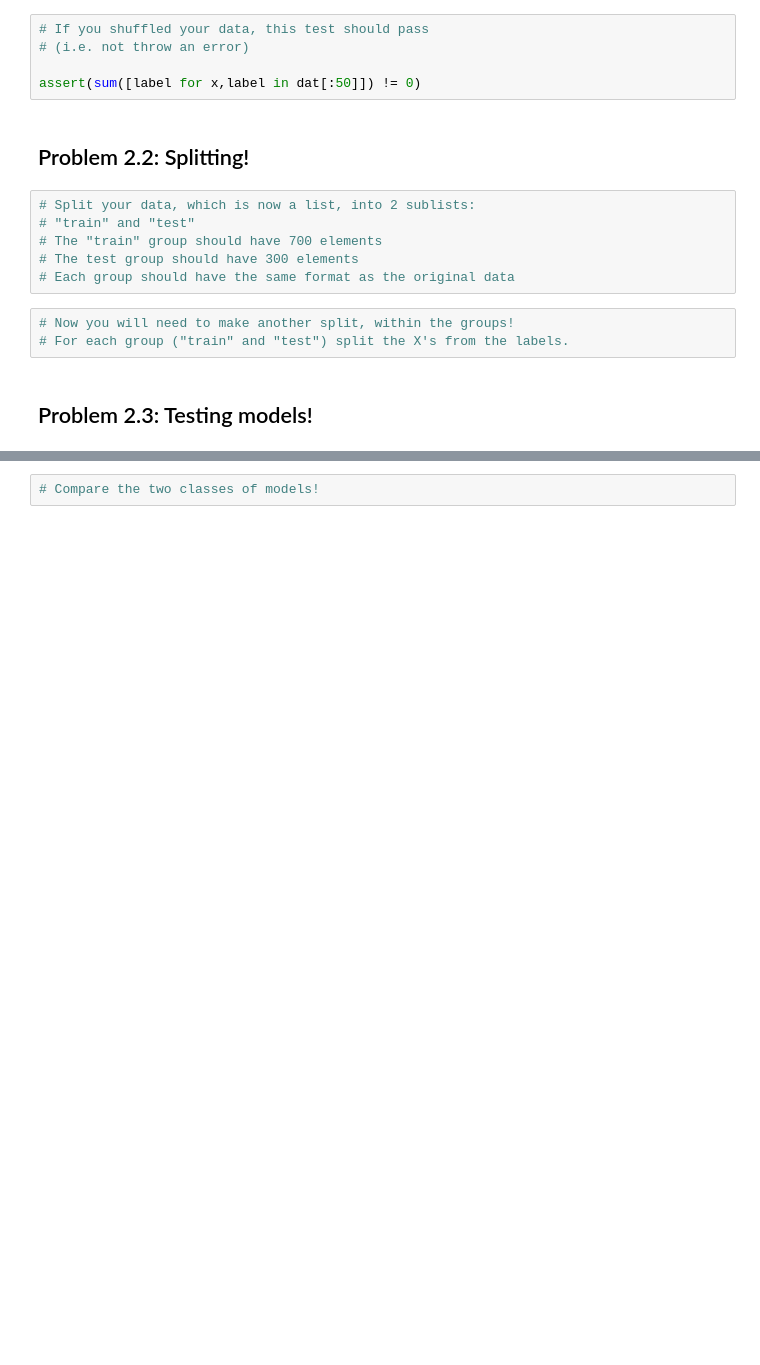
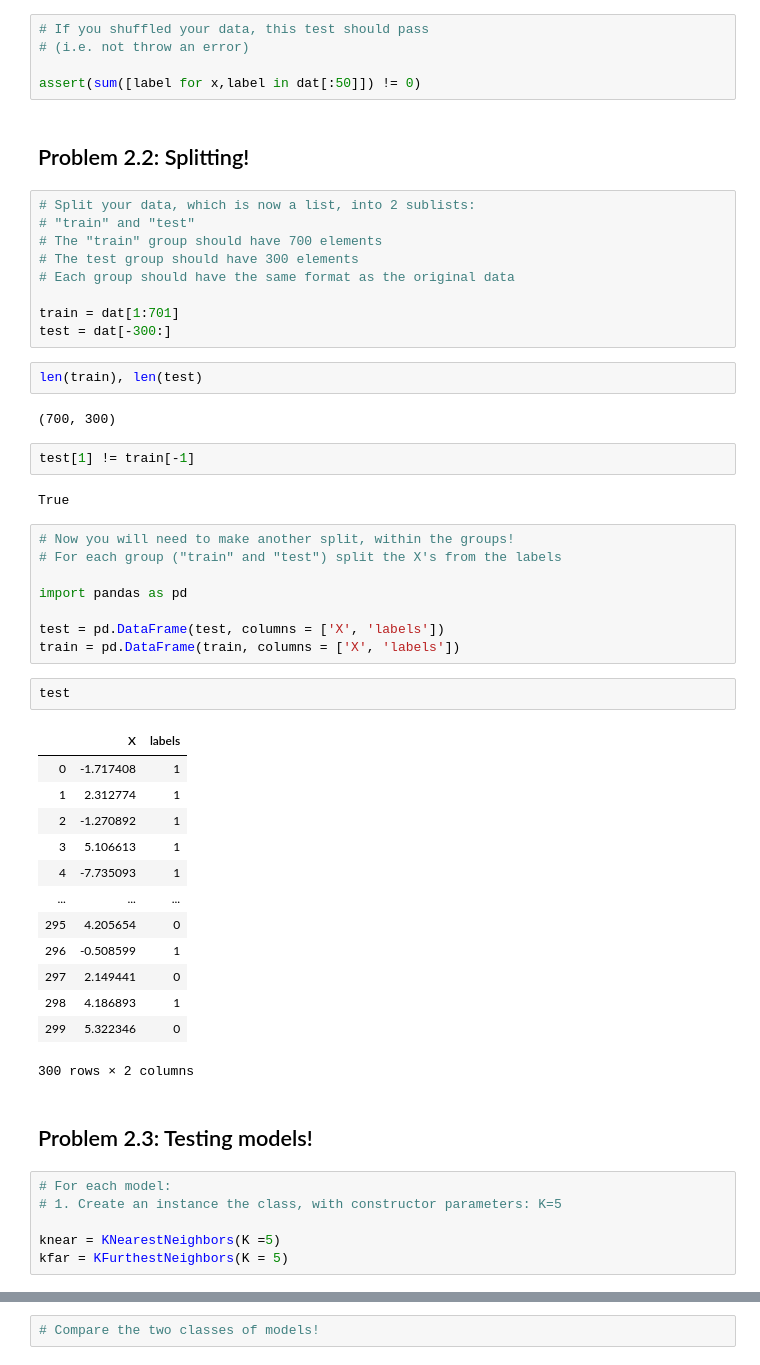
Before and after one commit to yabramuvdi/2019-computing-brushup-exam, a Jupyter notebook: exam-after.ipynb, the cells around one changed output, grey strips where cells are left out. Drawn from its saved outputs; the diff is of its cells as text; blank space fills up the shorter version.

```diff
--- a/exam-after.ipynb
+++ b/exam-after.ipynb
@@ -101,8 +186,46 @@ assert(sum([label for x,label in dat[:50]]) != 0)
 # The "train" group should have 700 elements
 # The test group should have 300 elements
 # Each group should have the same format as the original data
+
+train = dat[1:701]
+test = dat[-300:]
+# %%
+len(train), len(test)
+# %% [output]
+(700, 300)
+# %%
+test[1] != train[-1]
+# %% [output]
+True
 # %%
 # Now you will need to make another split, within the groups!
-# For each group ("train" and "test") split the X's from the labels.
+# For each group ("train" and "test") split the X's from the labels
+
+import pandas as pd
+
+test = pd.DataFrame(test, columns = ['X', 'labels'])
+train = pd.DataFrame(train, columns = ['X', 'labels'])
+# %%
+test
+# %% [output]
+|  | X | labels |
+| 0 | -1.717408 | 1 |
+| 1 | 2.312774 | 1 |
+| 2 | -1.270892 | 1 |
+| 3 | 5.106613 | 1 |
+| 4 | -7.735093 | 1 |
+| ... | ... | ... |
+| 295 | 4.205654 | 0 |
+| 296 | -0.508599 | 1 |
+| 297 | 2.149441 | 0 |
+| 298 | 4.186893 | 1 |
+| 299 | 5.322346 | 0 |
+300 rows × 2 columns
 # %% [markdown]
 ## Problem 2.3: Testing models!
+# %%
+# For each model:
+# 1. Create an instance the class, with constructor parameters: K=5
+
+knear = KNearestNeighbors(K =5)
+kfar = KFurthestNeighbors(K = 5)
```
Also changed, not shown: parts of 11 cells of this notebook.
